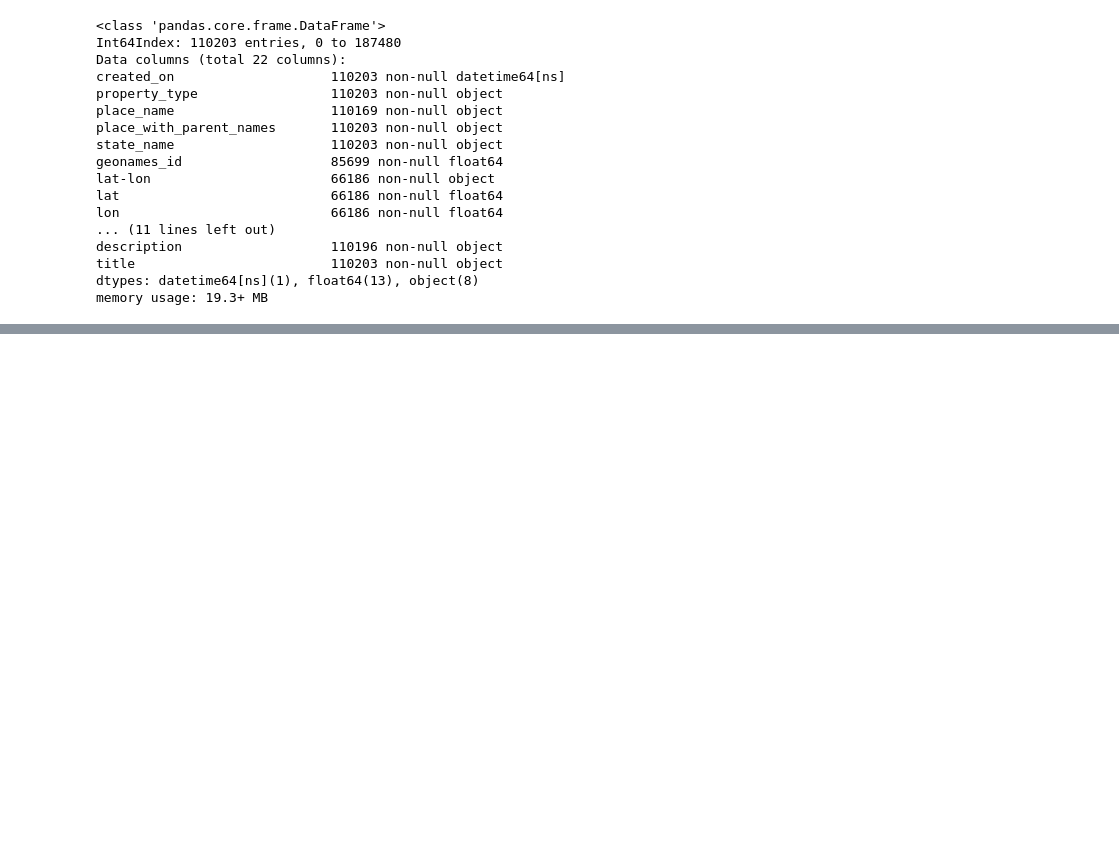
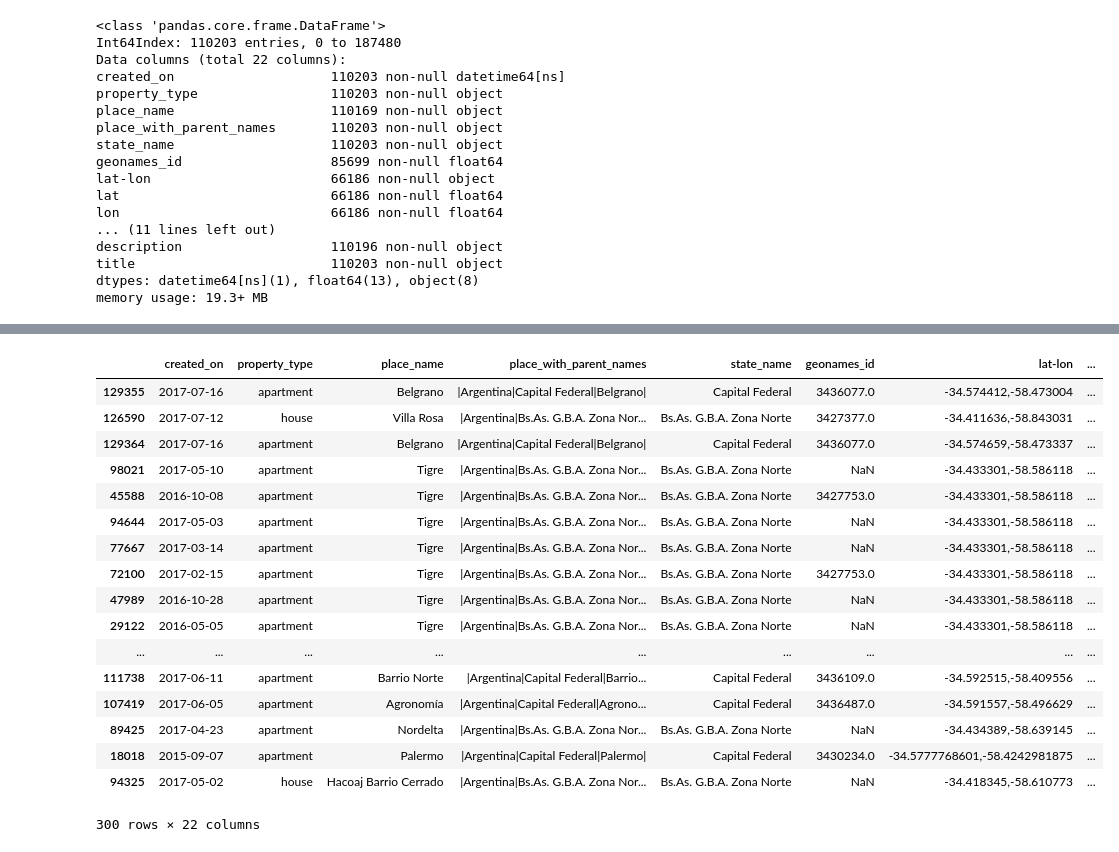
Before and after one commit to LucianoGiannotti/ProperatiDatosTP, a Jupyter notebook: Depuracion de datos.ipynb, the cells around one changed output, grey strips where cells are left out. Cells and saved outputs as stored; diff of their text form; code cells hidden in the pictures; blank space fills up the shorter version.

Commit message:
depurando datos

```diff
--- a/Depuracion de datos.ipynb
+++ b/Depuracion de datos.ipynb
@@ -152,0 +166,21 @@ memory usage: 19.3+ MB
+# %%
+data[:].sort_values('floor',ascending=False).head(300) ## conclusion el dato del floor es basura
+# %% [output]
+|  | created_on | property_type | place_name | place_with_parent_names | state_name | geonames_id | lat-lon | ... |
+| 129355 | 2017-07-16 | apartment | Belgrano | |Argentina|Capital Federal|Belgrano| | Capital Federal | 3436077.0 | -34.574412,-58.473004 | ... |
+| 126590 | 2017-07-12 | house | Villa Rosa | |Argentina|Bs.As. G.B.A. Zona Nor... | Bs.As. G.B.A. Zona Norte | 3427377.0 | -34.411636,-58.843031 | ... |
+| 129364 | 2017-07-16 | apartment | Belgrano | |Argentina|Capital Federal|Belgrano| | Capital Federal | 3436077.0 | -34.574659,-58.473337 | ... |
+| 98021 | 2017-05-10 | apartment | Tigre | |Argentina|Bs.As. G.B.A. Zona Nor... | Bs.As. G.B.A. Zona Norte | NaN | -34.433301,-58.586118 | ... |
+| 45588 | 2016-10-08 | apartment | Tigre | |Argentina|Bs.As. G.B.A. Zona Nor... | Bs.As. G.B.A. Zona Norte | 3427753.0 | -34.433301,-58.586118 | ... |
+| 94644 | 2017-05-03 | apartment | Tigre | |Argentina|Bs.As. G.B.A. Zona Nor... | Bs.As. G.B.A. Zona Norte | NaN | -34.433301,-58.586118 | ... |
+| 77667 | 2017-03-14 | apartment | Tigre | |Argentina|Bs.As. G.B.A. Zona Nor... | Bs.As. G.B.A. Zona Norte | NaN | -34.433301,-58.586118 | ... |
+| 72100 | 2017-02-15 | apartment | Tigre | |Argentina|Bs.As. G.B.A. Zona Nor... | Bs.As. G.B.A. Zona Norte | 3427753.0 | -34.433301,-58.586118 | ... |
+| 47989 | 2016-10-28 | apartment | Tigre | |Argentina|Bs.As. G.B.A. Zona Nor... | Bs.As. G.B.A. Zona Norte | NaN | -34.433301,-58.586118 | ... |
+| 29122 | 2016-05-05 | apartment | Tigre | |Argentina|Bs.As. G.B.A. Zona Nor... | Bs.As. G.B.A. Zona Norte | NaN | -34.433301,-58.586118 | ... |
+| ... | ... | ... | ... | ... | ... | ... | ... | ... |
+| 111738 | 2017-06-11 | apartment | Barrio Norte | |Argentina|Capital Federal|Barrio... | Capital Federal | 3436109.0 | -34.592515,-58.409556 | ... |
+| 107419 | 2017-06-05 | apartment | Agronomía | |Argentina|Capital Federal|Agrono... | Capital Federal | 3436487.0 | -34.591557,-58.496629 | ... |
+| 89425 | 2017-04-23 | apartment | Nordelta | |Argentina|Bs.As. G.B.A. Zona Nor... | Bs.As. G.B.A. Zona Norte | NaN | -34.434389,-58.639145 | ... |
+| 18018 | 2015-09-07 | apartment | Palermo | |Argentina|Capital Federal|Palermo| | Capital Federal | 3430234.0 | -34.5777768601,-58.4242981875 | ... |
+| 94325 | 2017-05-02 | house | Hacoaj Barrio Cerrado | |Argentina|Bs.As. G.B.A. Zona Nor... | Bs.As. G.B.A. Zona Norte | NaN | -34.418345,-58.610773 | ... |
+300 rows × 22 columns
```
Also changed, not shown: parts of 5 cells of this notebook.
